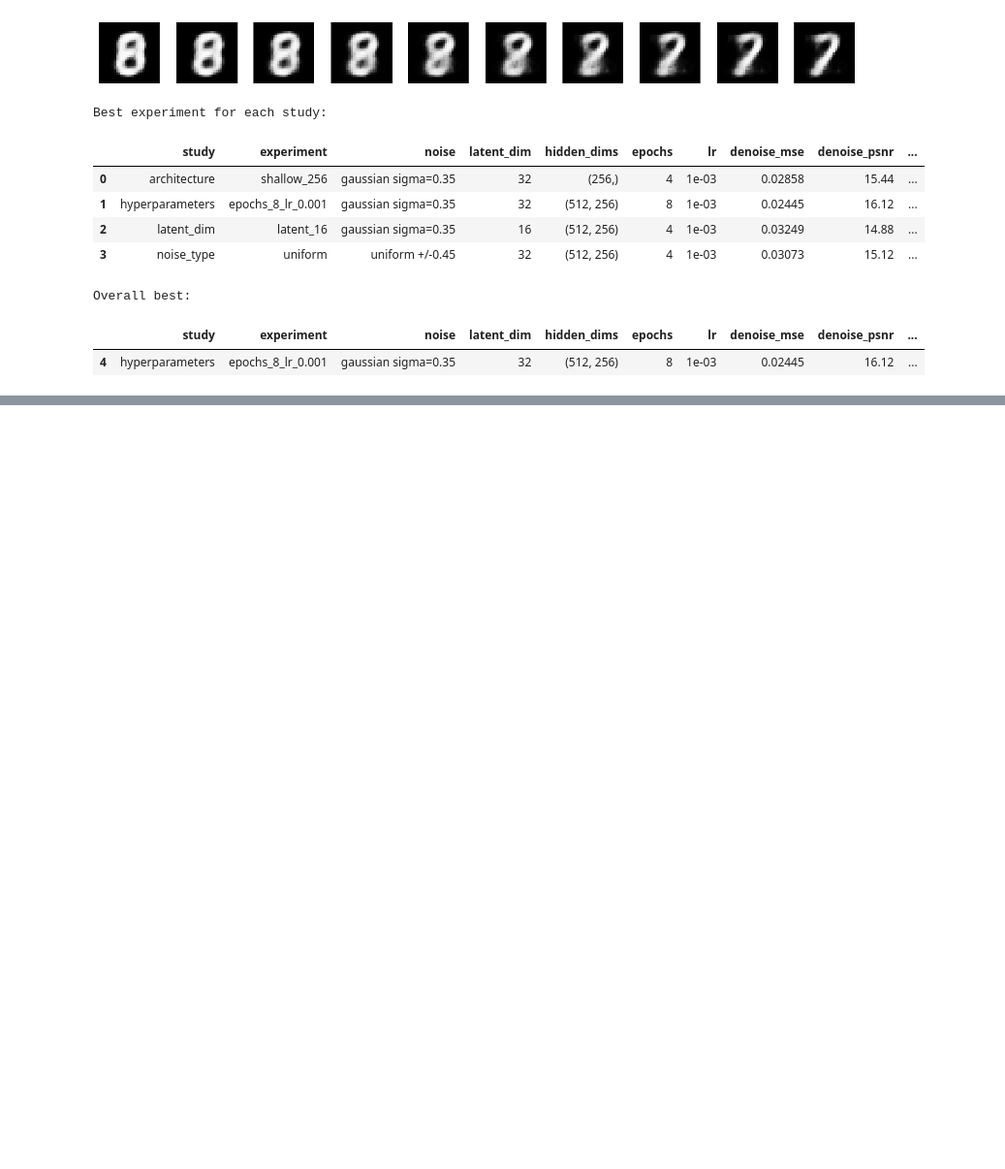
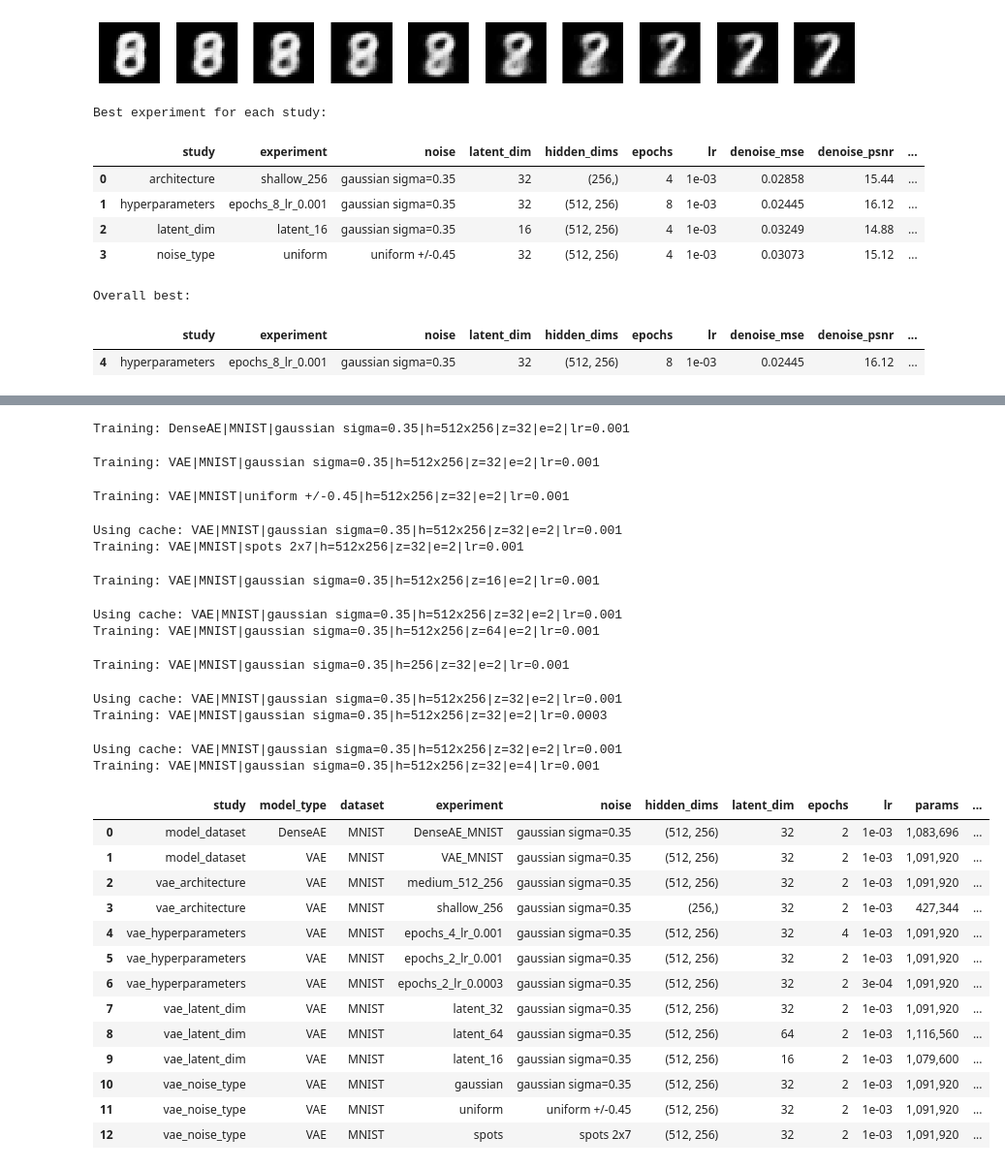
Before and after one commit to F1ameX/Modern-Methods-of-Deep-Machine-Learning, a Jupyter notebook: 6_autoencoders/6_autoencoders.ipynb, the cells around one changed output, grey strips where cells are left out. Shown at 97% size. Cells and saved outputs as stored; diff of their text form; code cells hidden in the pictures; blank space fills up the shorter version.

```diff
--- a/6_autoencoders/6_autoencoders.ipynb
+++ b/6_autoencoders/6_autoencoders.ipynb
@@ -820,0 +1247,55 @@ Overall best:
+# %%
+required_rows = []
+for item in required_experiment_plan:
+    required_rows.append(run_required_experiment(item))
+
+required_results_df = pd.DataFrame(required_rows).sort_values(["study", "dataset", "model_type", "denoise_mse"]).reset_index(drop=True)
+
+required_metric_cols = [
+    "study", "model_type", "dataset", "experiment", "noise", "hidden_dims", "latent_dim", "epochs", "lr",
+    "params", "noisy_mse", "denoise_mse", "mse_gain_%", "denoise_psnr", "denoise_ssim", "clean_mse", "clean_psnr", "train_time_sec",
+]
+if "kl" in required_results_df.columns:
+    required_metric_cols.insert(-1, "kl")
+
+required_results_df[required_metric_cols].style.format({
+    "lr": "{:.0e}",
+    "params": "{:,}",
+    "noisy_mse": "{:.5f}",
+    "denoise_mse": "{:.5f}",
+    "mse_gain_%": "{:.1f}",
+    "denoise_psnr": "{:.2f}",
+    "denoise_ssim": "{:.3f}",
+    "clean_mse": "{:.5f}",
+    "clean_psnr": "{:.2f}",
+    "kl": "{:.3f}",
+    "train_time_sec": "{:.1f}",
+}).background_gradient(subset=["denoise_psnr", "denoise_ssim", "mse_gain_%"], cmap="Greens")
+# %% [output]
+Training: DenseAE|MNIST|gaussian sigma=0.35|h=512x256|z=32|e=2|lr=0.001
+Training: VAE|MNIST|gaussian sigma=0.35|h=512x256|z=32|e=2|lr=0.001
+Training: VAE|MNIST|uniform +/-0.45|h=512x256|z=32|e=2|lr=0.001
+Using cache: VAE|MNIST|gaussian sigma=0.35|h=512x256|z=32|e=2|lr=0.001
+Training: VAE|MNIST|spots 2x7|h=512x256|z=32|e=2|lr=0.001
+Training: VAE|MNIST|gaussian sigma=0.35|h=512x256|z=16|e=2|lr=0.001
+Using cache: VAE|MNIST|gaussian sigma=0.35|h=512x256|z=32|e=2|lr=0.001
+Training: VAE|MNIST|gaussian sigma=0.35|h=512x256|z=64|e=2|lr=0.001
+Training: VAE|MNIST|gaussian sigma=0.35|h=256|z=32|e=2|lr=0.001
+Using cache: VAE|MNIST|gaussian sigma=0.35|h=512x256|z=32|e=2|lr=0.001
+Training: VAE|MNIST|gaussian sigma=0.35|h=512x256|z=32|e=2|lr=0.0003
+Using cache: VAE|MNIST|gaussian sigma=0.35|h=512x256|z=32|e=2|lr=0.001
+Training: VAE|MNIST|gaussian sigma=0.35|h=512x256|z=32|e=4|lr=0.001
+|  | study | model_type | dataset | experiment | noise | hidden_dims | latent_dim | epochs | lr | params | ... |
+| 0 | model_dataset | DenseAE | MNIST | DenseAE_MNIST | gaussian sigma=0.35 | (512, 256) | 32 | 2 | 1e-03 | 1,083,696 | ... |
+| 1 | model_dataset | VAE | MNIST | VAE_MNIST | gaussian sigma=0.35 | (512, 256) | 32 | 2 | 1e-03 | 1,091,920 | ... |
+| 2 | vae_architecture | VAE | MNIST | medium_512_256 | gaussian sigma=0.35 | (512, 256) | 32 | 2 | 1e-03 | 1,091,920 | ... |
+| 3 | vae_architecture | VAE | MNIST | shallow_256 | gaussian sigma=0.35 | (256,) | 32 | 2 | 1e-03 | 427,344 | ... |
+| 4 | vae_hyperparameters | VAE | MNIST | epochs_4_lr_0.001 | gaussian sigma=0.35 | (512, 256) | 32 | 4 | 1e-03 | 1,091,920 | ... |
+| 5 | vae_hyperparameters | VAE | MNIST | epochs_2_lr_0.001 | gaussian sigma=0.35 | (512, 256) | 32 | 2 | 1e-03 | 1,091,920 | ... |
+| 6 | vae_hyperparameters | VAE | MNIST | epochs_2_lr_0.0003 | gaussian sigma=0.35 | (512, 256) | 32 | 2 | 3e-04 | 1,091,920 | ... |
+| 7 | vae_latent_dim | VAE | MNIST | latent_32 | gaussian sigma=0.35 | (512, 256) | 32 | 2 | 1e-03 | 1,091,920 | ... |
+| 8 | vae_latent_dim | VAE | MNIST | latent_64 | gaussian sigma=0.35 | (512, 256) | 64 | 2 | 1e-03 | 1,116,560 | ... |
+| 9 | vae_latent_dim | VAE | MNIST | latent_16 | gaussian sigma=0.35 | (512, 256) | 16 | 2 | 1e-03 | 1,079,600 | ... |
+| 10 | vae_noise_type | VAE | MNIST | gaussian | gaussian sigma=0.35 | (512, 256) | 32 | 2 | 1e-03 | 1,091,920 | ... |
+| 11 | vae_noise_type | VAE | MNIST | uniform | uniform +/-0.45 | (512, 256) | 32 | 2 | 1e-03 | 1,091,920 | ... |
+| 12 | vae_noise_type | VAE | MNIST | spots | spots 2x7 | (512, 256) | 32 | 2 | 1e-03 | 1,091,920 | ... |
```
Also changed, not shown: parts of 9 cells of this notebook, 1 other file.
